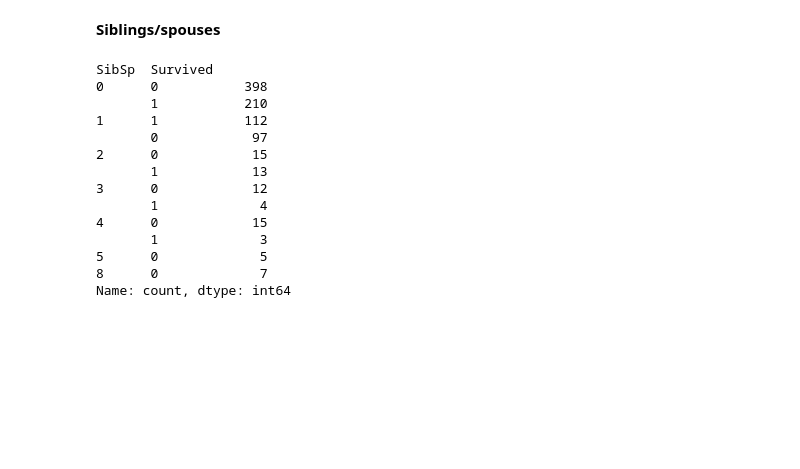
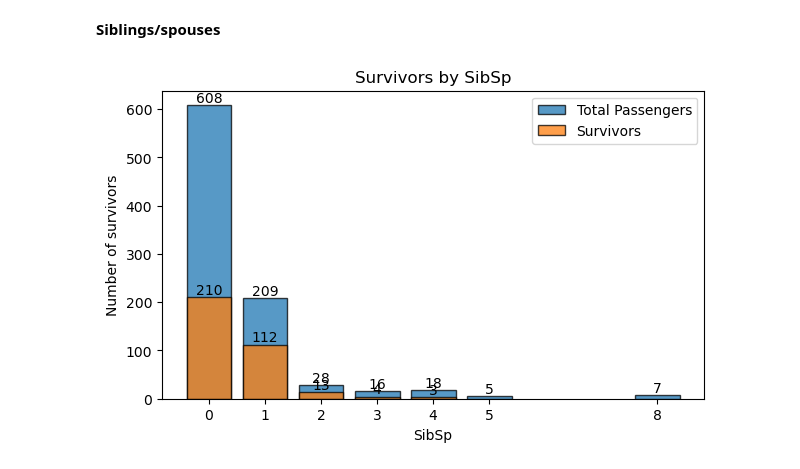
Before and after one commit to kasfro/Titanic-Machine-Learning-project, a Jupyter notebook: titanic-machine-learning.ipynb, the cells around one changed output. Saved outputs shown, nothing was run; the diff lists cells and outputs as text; code cells hidden in the pictures; blank space fills up the shorter version.

```diff
--- a/titanic-machine-learning.ipynb
+++ b/titanic-machine-learning.ipynb
@@ -141,8 +141,8 @@ freq                   1   266         5                3      270
 # %% [markdown]
 **Columns Passenger_id and Cabin (as it is mostly nulls) won't be necessary, so we will delete it**
 # %%
-train.drop(columns=['PassengerId','Cabin'], inplace=True)
-test.drop(columns=['PassengerId','Cabin'], inplace=True)
+train.drop(columns=['PassengerId','Cabin', 'Name', 'Ticket'], inplace=True)
+test.drop(columns=['PassengerId','Cabin', 'Name', 'Ticket'], inplace=True)
 print(train.columns)
 print(test.columns)
 # %% [output]
@@ -353,20 +349,27 @@ Name: count, dtype: int64
 # %% [markdown]
 **Siblings/spouses**
 # %%
-sib_spo = train["Survived"].groupby(train['SibSp']).value_counts()
-print(sib_spo)
+sib_spo_surv = train[train['Survived'] == 1]['SibSp'].value_counts().sort_index()
+
+sib_spo_total = train['SibSp'].value_counts().sort_index()
+
+plt.figure(figsize=(7, 4))
+
+for index, value in sib_spo_surv.items():
+    plt.text(index, value, f'{value}', ha='center', va='bottom')
+
+for index, value in sib_spo_total.items():
+    plt.text(index, value, f'{value}', ha='center', va='bottom')
+
+plt.bar(sib_spo_total.index, sib_spo_total.values, edgecolor='black', alpha=0.75, label='Total Passengers')
+plt.bar(sib_spo_surv.index, sib_spo_surv.values, edgecolor='black', alpha=0.75, label='Survivors')
+
+
+plt.legend()
+plt.xlabel('SibSp')
+plt.ylabel('Number of survivors')
+plt.title('Survivors by SibSp')
+plt.xticks(sib_spo_total.index)
+plt.show()
 # %% [output]
-SibSp  Survived
-0      0           398
-       1           210
-1      1           112
-       0            97
-2      0            15
-       1            13
-3      0            12
-       1             4
-4      0            15
-       1             3
-5      0             5
-8      0             7
-Name: count, dtype: int64
+[figure, added]
```
Also changed, not shown: parts of 28 cells of this notebook, 2 other files.
